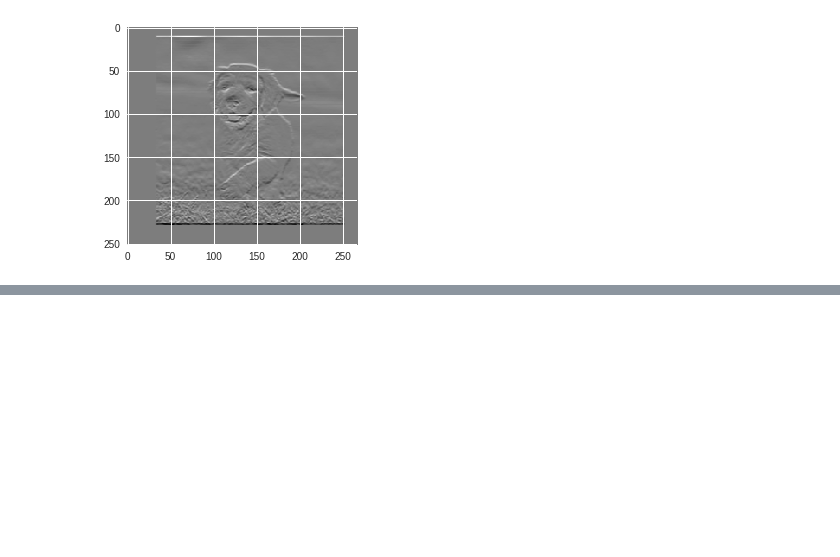
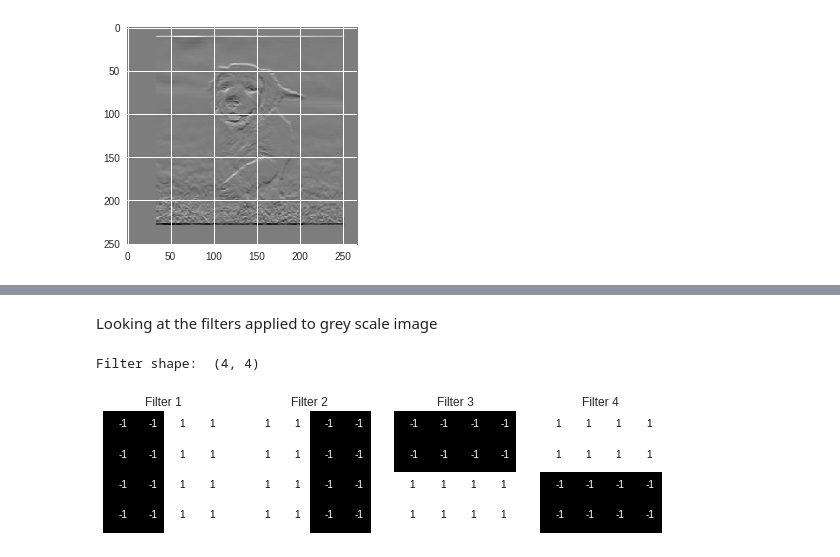
Before and after one commit to RuaanV/datascience-notebook, a Jupyter notebook: cnn_overview.ipynb, the cells around one changed output, grey strips where cells are left out. Cells and saved outputs as stored; diff of their text form; code cells hidden in the pictures; blank space fills up the shorter version.

```diff
--- a/cnn_overview.ipynb
+++ b/cnn_overview.ipynb
@@ -126,0 +146,35 @@ Mounted at /content/gdrive
+# %% [markdown]
+Looking at the filters applied to grey scale image
+# %%
+import numpy as np
+
+filter_vals = np.array([
+  [-1, -1, 1, 1],
+  [-1, -1, 1, 1],
+  [-1, -1, 1, 1],
+  [-1, -1, 1, 1]
+])
+
+print('Filter shape: ', filter_vals.shape)
+
+# Defining the Filters
+filter_1 = filter_vals
+filter_2 = -filter_1
+filter_3 = filter_1.T
+filter_4 = -filter_3
+filters = np.array([filter_1, filter_2, filter_3, filter_4])
+
+# Check the Filters
+fig = plt.figure(figsize=(10, 5))
+for i in range(4):
+    ax = fig.add_subplot(1, 4, i+1, xticks=[], yticks=[])
+    ax.imshow(filters[i], cmap='gray')
+    ax.set_title('Filter %s' % str(i+1))
+    width, height = filters[i].shape
+    for x in range(width):
+        for y in range(height):
+            ax.annotate(str(filters[i][x][y]), xy=(y,x),
+                        color='white' if filters[i][x][y]<0 else 'black')
+# %% [output]
+Filter shape:  (4, 4)
+[figure, added]
```
Also changed, not shown: parts of 4 cells of this notebook.
